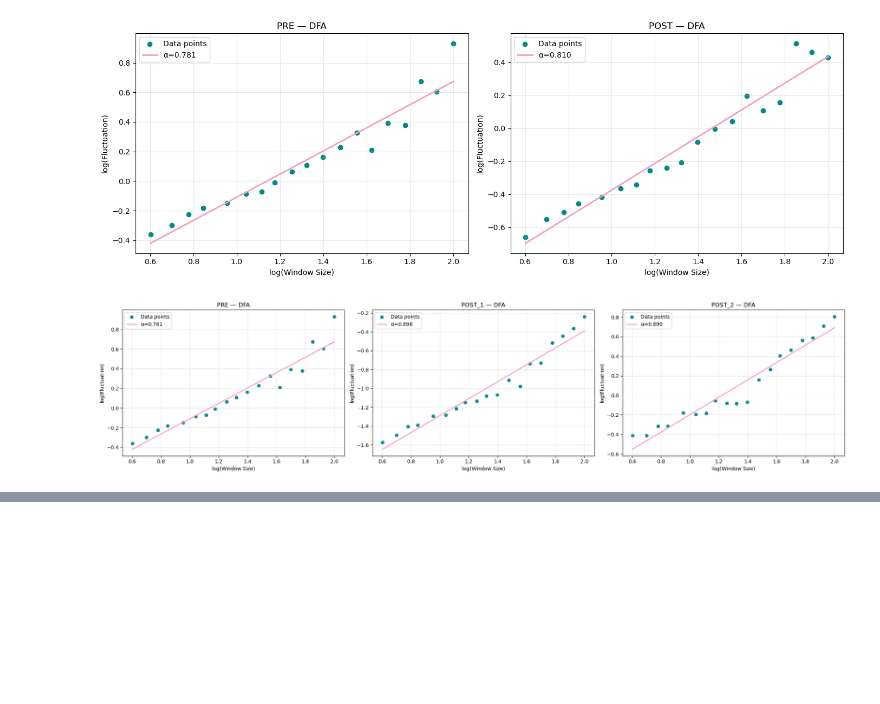
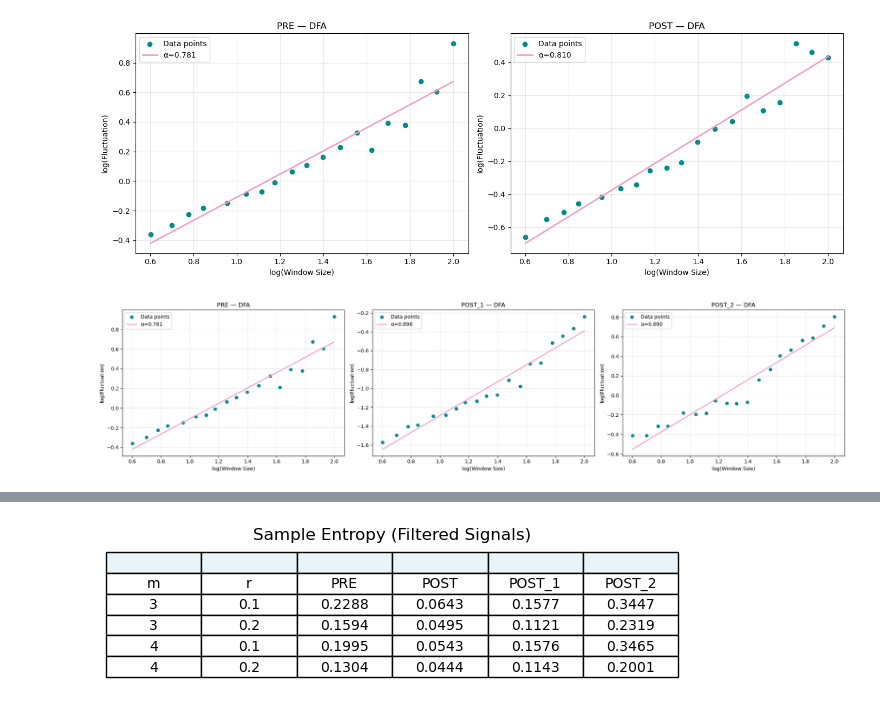
Before and after one commit to lucassavona85-png/Time-Series, a Jupyter notebook: code/main.ipynb, the cells around one changed output, grey strips where cells are left out. Drawn from its saved outputs; the diff is of its cells as text; code cells hidden in the pictures; blank space fills up the shorter version.

```diff
--- a/code/main.ipynb
+++ b/code/main.ipynb
@@ -1181,0 +1271,24 @@ Checking PSD preservation for POST:
+# %%
+import matplotlib.pyplot as plt
+
+fig, ax = plt.subplots(figsize=(6, 1.8))
+ax.axis('off')
+
+table_data = [
+    ["m", "r", "PRE", "POST", "POST_1", "POST_2"],
+    [3, 0.1, 0.2288, 0.0643, 0.1577, 0.3447],
+    [3, 0.2, 0.1594, 0.0495, 0.1121, 0.2319],
+    [4, 0.1, 0.1995, 0.0543, 0.1576, 0.3465],
+    [4, 0.2, 0.1304, 0.0444, 0.1143, 0.2001]
+]
+
+table = ax.table(cellText=table_data, loc='center', cellLoc='center', colColours=["#e8f4f8"]*6)
+table.auto_set_font_size(False)
+table.set_fontsize(10)
+table.scale(1.2, 1.4)
+
+plt.title("Sample Entropy (Filtered Signals)", fontsize=12, pad=10)
+plt.tight_layout()
+plt.show()
+# %% [output]
+[figure, added]
```
Also changed, not shown: parts of 5 cells of this notebook.
